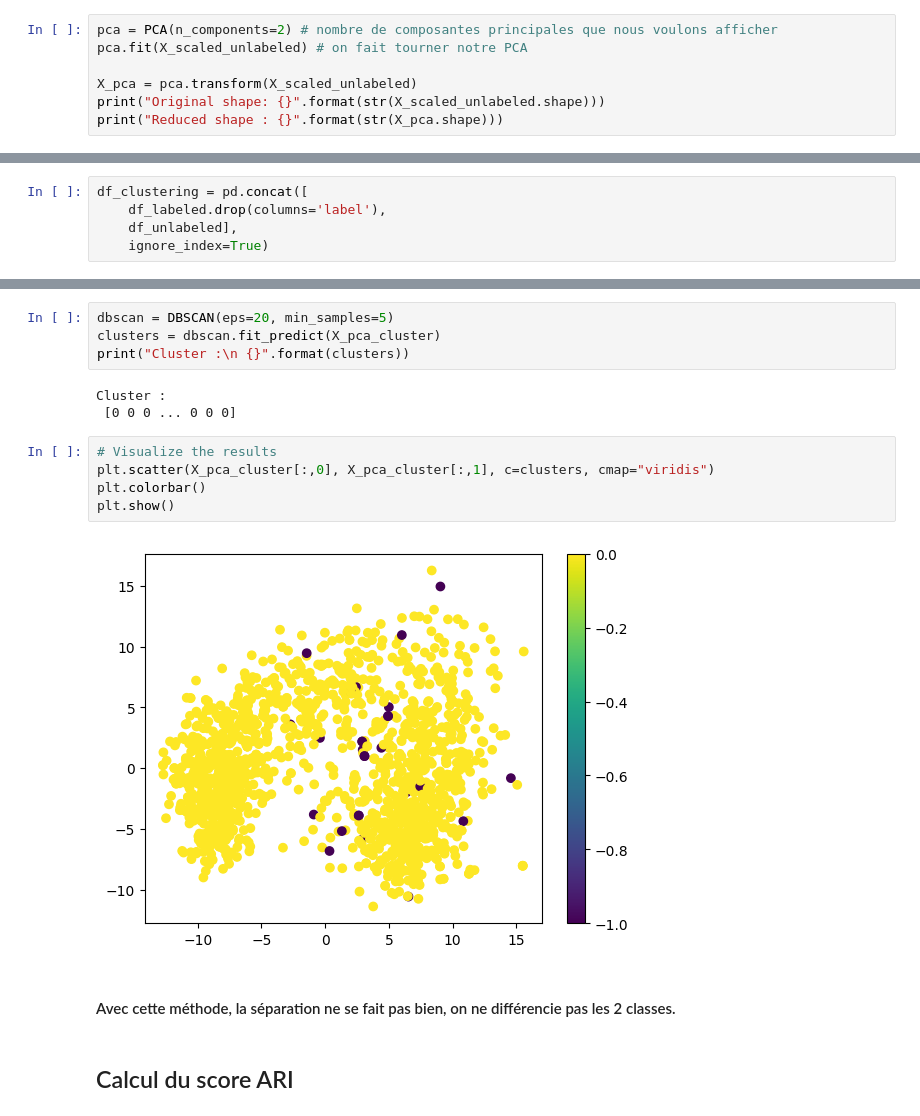
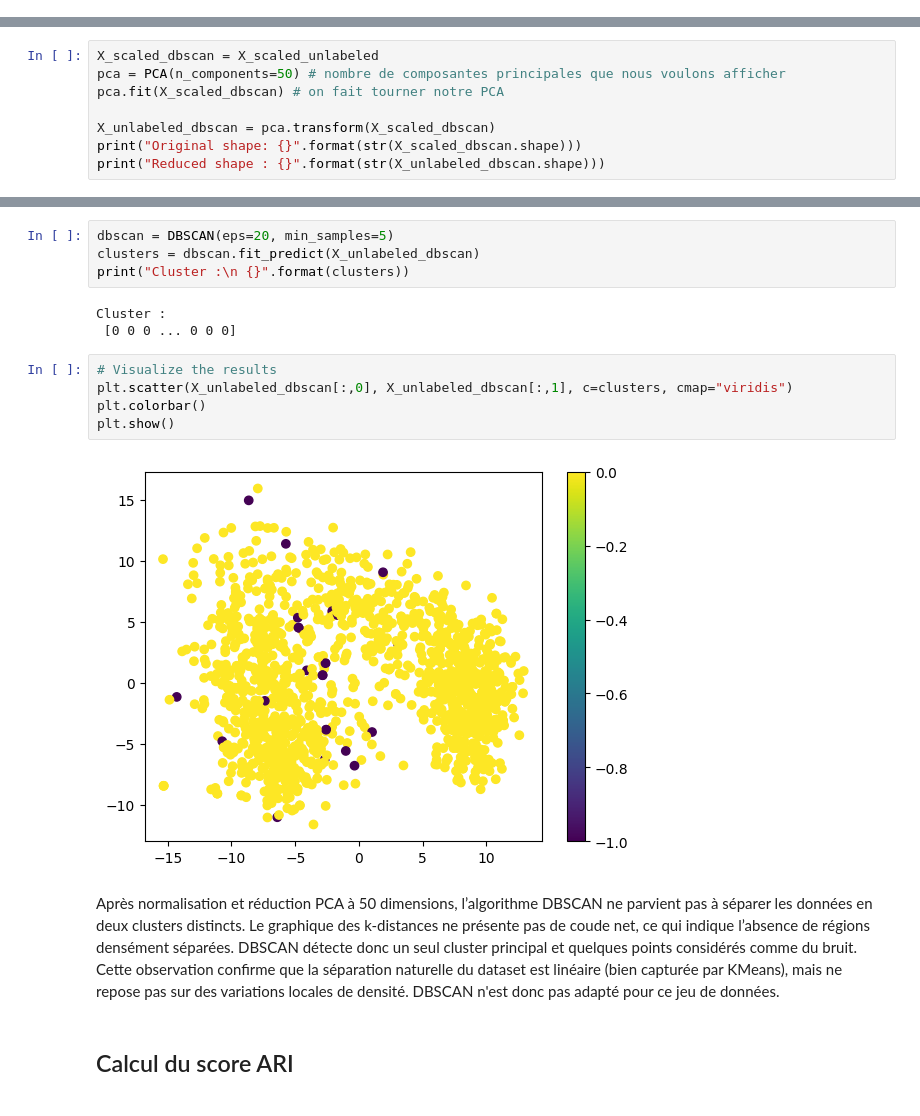
Before and after one commit to SCFlorian/Apprentissage_semi_supervise, a Jupyter notebook: notebooks/notebook_3_analyse_non_supervisee.ipynb, the cells around one changed output, grey strips where cells are left out. Saved outputs shown, nothing was run; the diff lists cells and outputs as text.

```diff
--- a/notebooks/notebook_3_analyse_non_supervisee.ipynb
+++ b/notebooks/notebook_3_analyse_non_supervisee.ipynb
@@ -187,7 +161,0 @@ X_scaled_unlabeled = scaler.transform(X_unlabeled) # application de la rotation
-# %%
-pca = PCA(n_components=2) # nombre de composantes principales que nous voulons afficher
-pca.fit(X_scaled_unlabeled) # on fait tourner notre PCA
-
-X_pca = pca.transform(X_scaled_unlabeled)
-print("Original shape: {}".format(str(X_scaled_unlabeled.shape)))
-print("Reduced shape : {}".format(str(X_pca.shape)))
@@ -297,5 +242,8 @@ sns.pairplot(df_plot, hue="cluster")
 # %%
-df_clustering = pd.concat([
-    df_labeled.drop(columns='label'),
-    df_unlabeled],
-    ignore_index=True)
+X_scaled_dbscan = X_scaled_unlabeled
+pca = PCA(n_components=50) # nombre de composantes principales que nous voulons afficher
+pca.fit(X_scaled_dbscan) # on fait tourner notre PCA
+
+X_unlabeled_dbscan = pca.transform(X_scaled_dbscan)
+print("Original shape: {}".format(str(X_scaled_dbscan.shape)))
+print("Reduced shape : {}".format(str(X_unlabeled_dbscan.shape)))
@@ -339,19 +272,22 @@ plot_k_distance_graph(X_pca_cluster, k=5)
 # %%
 dbscan = DBSCAN(eps=20, min_samples=5)
-clusters = dbscan.fit_predict(X_pca_cluster)
+clusters = dbscan.fit_predict(X_unlabeled_dbscan)
 print("Cluster :\n {}".format(clusters))
 # %% [output]
 Cluster :
  [0 0 0 ... 0 0 0]
 # %%
 # Visualize the results
-plt.scatter(X_pca_cluster[:,0], X_pca_cluster[:,1], c=clusters, cmap="viridis")
+plt.scatter(X_unlabeled_dbscan[:,0], X_unlabeled_dbscan[:,1], c=clusters, cmap="viridis")
 plt.colorbar()
 plt.show()
 # %% [output]
-[figure, old version]
+[figure, new version]
 # %% [markdown]
-#### Avec cette méthode, la séparation ne se fait pas bien, on ne différencie pas les 2 classes.
+Après normalisation et réduction PCA à 50 dimensions, l’algorithme DBSCAN ne parvient pas à séparer les données en deux clusters distincts.
+Le graphique des k-distances ne présente pas de coude net, ce qui indique l’absence de régions densément séparées.
+DBSCAN détecte donc un seul cluster principal et quelques points considérés comme du bruit.
+Cette observation confirme que la séparation naturelle du dataset est linéaire (bien capturée par KMeans), mais ne repose pas sur des variations locales de densité. DBSCAN n'est donc pas adapté pour ce jeu de données.
 # %% [markdown]
 ## Calcul du score ARI
 # %%
```
Also changed, not shown: parts of 39 cells of this notebook.
